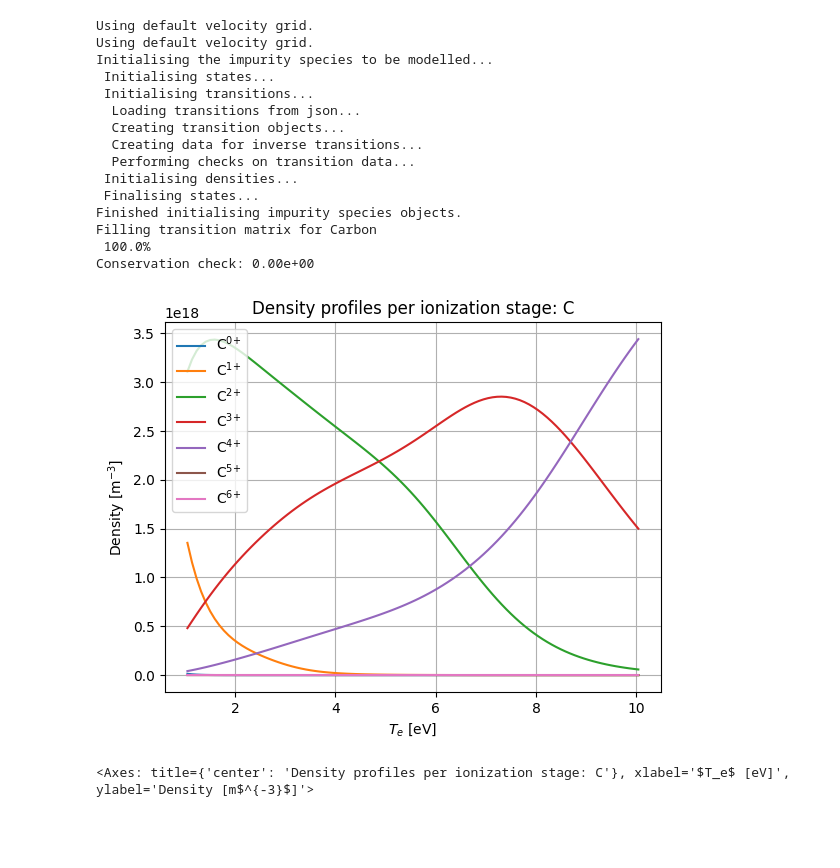
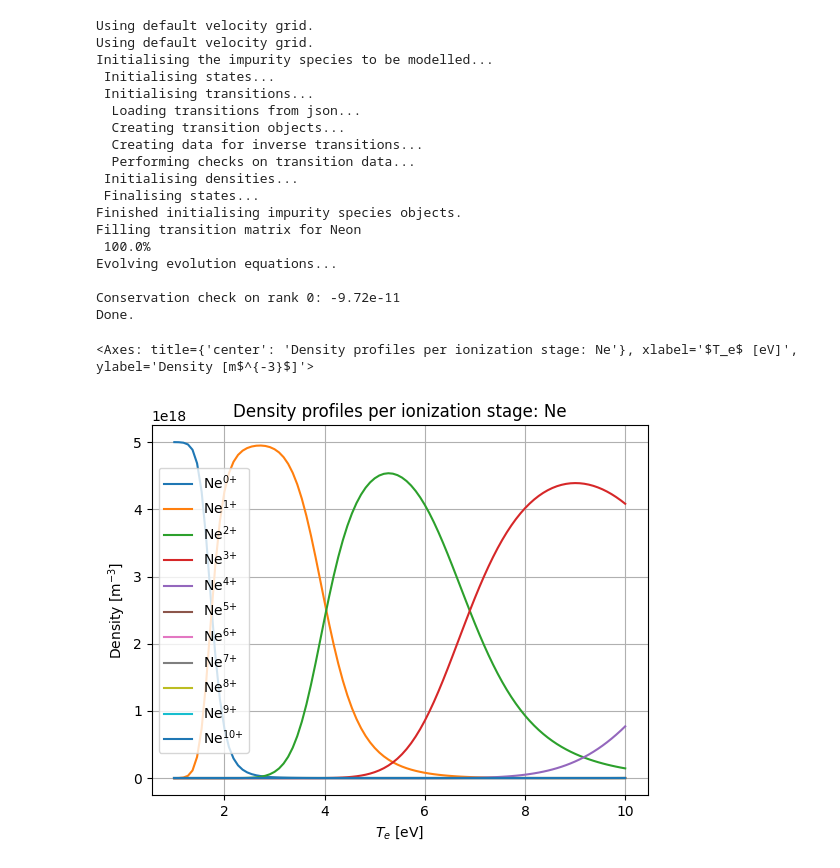
Before and after one commit to Plasdom/SIKE, a Jupyter notebook: notebooks/demo.ipynb, the cells around one changed output. Cells and saved outputs as stored; diff of their text form; code cells hidden in the pictures; blank space fills up the shorter version.

```diff
--- a/notebooks/demo.ipynb
+++ b/notebooks/demo.ipynb
@@ -30,34 +33,33 @@ Conservation check: 1.42e-14
 # %%
 # 2. Initialise with electron distributions
 nx = 100
-Te = np.linspace(1,10,nx)
+Te = np.linspace(1, 10, nx)
 ne = 1e20 * np.ones(nx)
 
-hot_frac = 0.001
-fe = sike.get_bimaxwellians(n1=hot_frac*ne,
-                            n2=(1-hot_frac)*ne,
-                            T1 = 50*np.ones(nx),
-                            T2 = Te)
+fe = sike.get_maxwellians(ne=ne, Te=Te)
 
-c = sike.SIKERun(fe, element="C")
-ds = c.solve()
+c = sike.SIKERun(fe=fe, element="Ne")
+ds = c.evolve(dt_s=1e0)
 
 sike.plotting.plot_nz(ds)
 # %% [output]
 Using default velocity grid.
 Using default velocity grid.
 Initialising the impurity species to be modelled...
  Initialising states...
  Initialising transitions...
   Loading transitions from json...
   Creating transition objects...
   Creating data for inverse transitions...
   Performing checks on transition data...
  Initialising densities...
  Finalising states...
 Finished initialising impurity species objects.
-Filling transition matrix for Carbon
+Filling transition matrix for Neon
  100.0%
-Conservation check: 0.00e+00
+Evolving evolution equations...
+
+Conservation check on rank 0: -9.72e-11
+Done.
+<Axes: title={'center': 'Density profiles per ionization stage: Ne'}, xlabel='$T_e$ [eV]', ylabel='Density [m$^{-3}$]'>
-[figure, old version]
+[figure, new version]
-<Axes: title={'center': 'Density profiles per ionization stage: C'}, xlabel='$T_e$ [eV]', ylabel='Density [m$^{-3}$]'>
```
Also changed, not shown: parts of 7 cells of this notebook, 6 other files.
